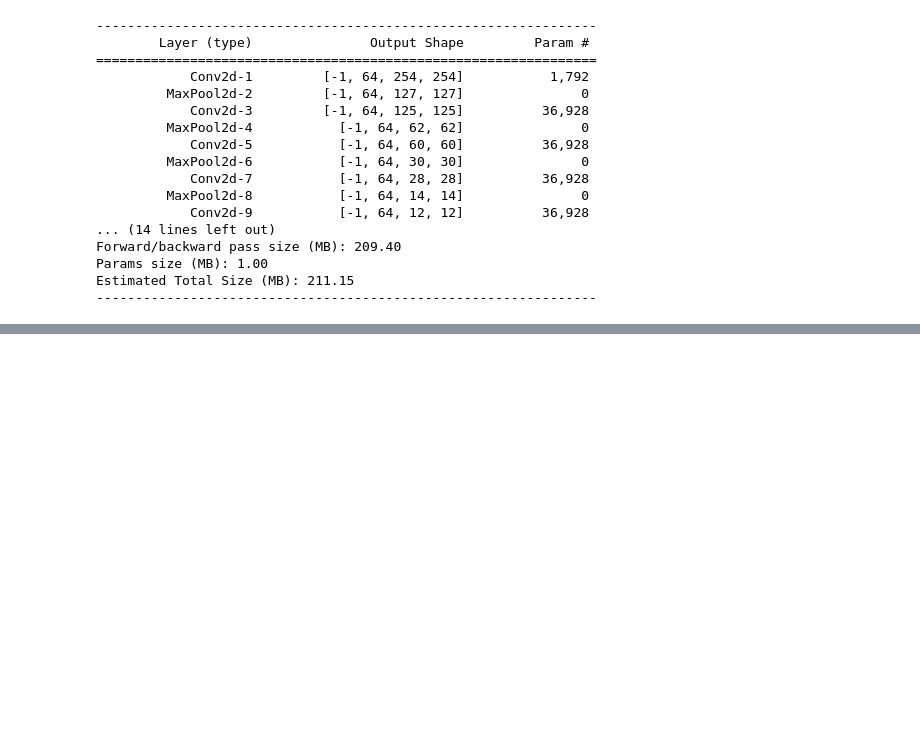
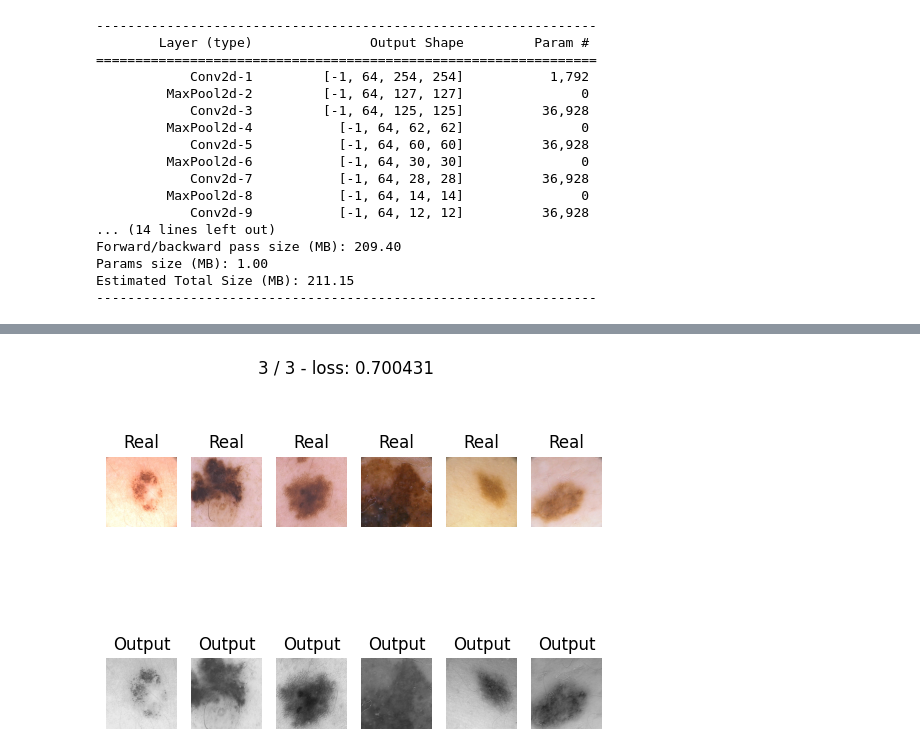
Before and after one commit to mklindtner/02516_intro_cnn_w2, a Jupyter notebook: nb/train.ipynb, the cells around one changed output, grey strips where cells are left out. Cells and saved outputs as stored; diff of their text form; code cells hidden in the pictures; blank space fills up the shorter version.

```diff
--- a/nb/train.ipynb
+++ b/nb/train.ipynb
@@ -90,0 +99,3 @@ epoch,dice,iou,acc,sens,spec
+# %%
+unetskip = UNetSkip().to(device)
+summary(unetskip, (3, 553, 553))
@@ -90,0 +120,7 @@ epoch,dice,iou,acc,sens,spec
+# %%
+unet_resizer = Resizer(450)
+# %%
+epochs = 3
+metrics = train(unetskip, torch.optim.Adam(encdec.parameters()), bce_loss, epochs, train_loader, val_loader, device, resize=unet_resizer)
+# %% [output]
+[figure, added]
```
Also changed, not shown: parts of 12 cells of this notebook.
